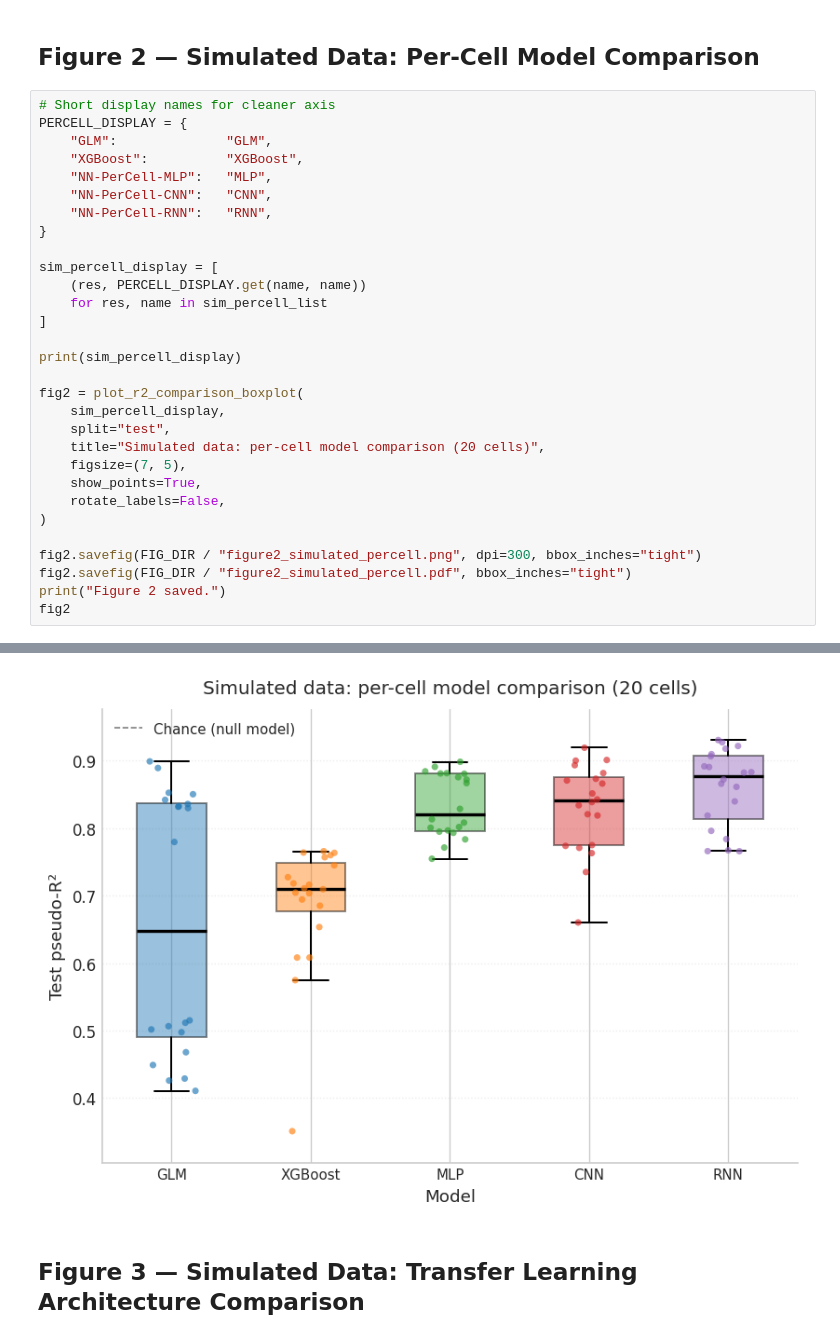
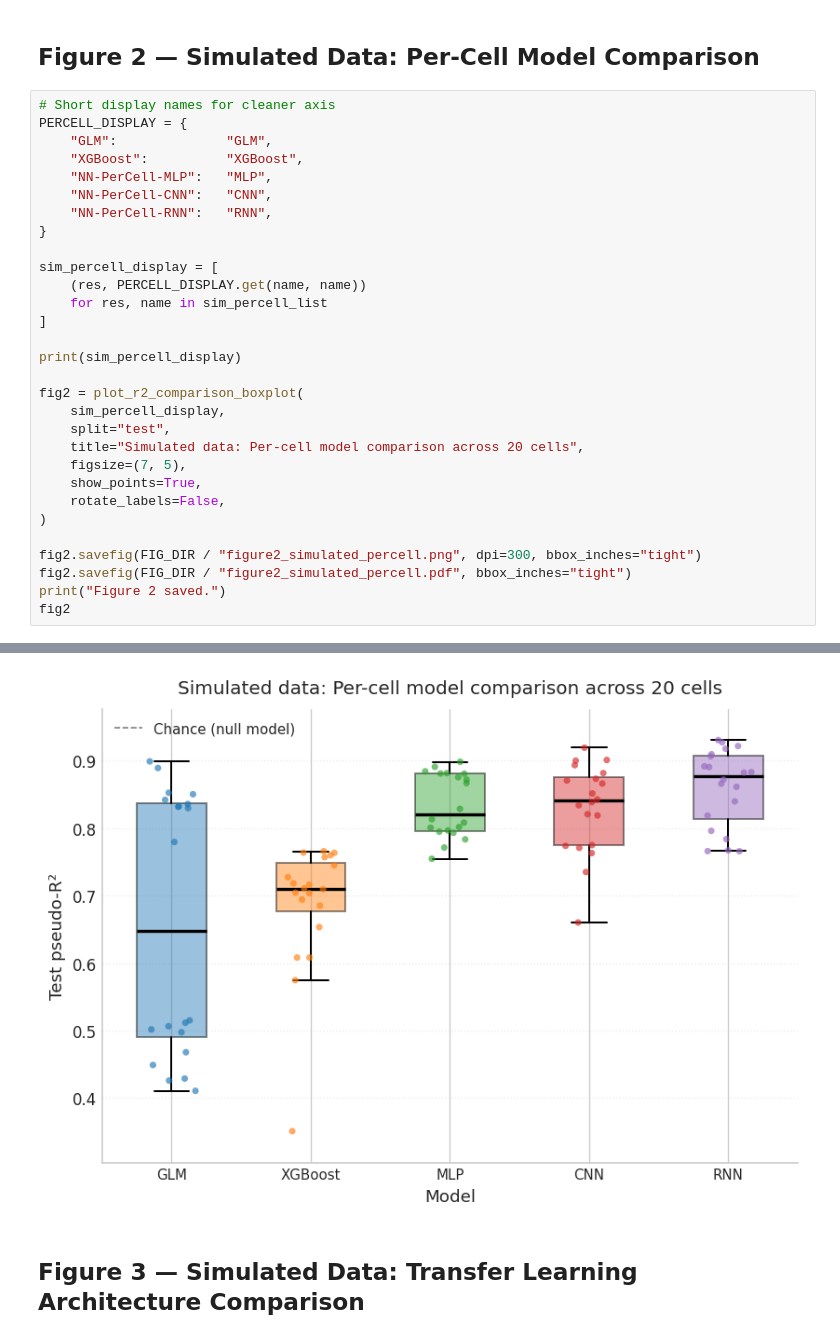
Before and after one commit to shtem/BIOL61230_poisson_neural_net, a Jupyter notebook: notebooks/results_figures.ipynb, the cells around one changed output, grey strips where cells are left out. Cells and saved outputs as stored; diff of their text form.

```diff
--- a/notebooks/results_figures.ipynb
+++ b/notebooks/results_figures.ipynb
@@ -214,35 +214,35 @@ print(sim_percell_display)
 fig2 = plot_r2_comparison_boxplot(
     sim_percell_display,
     split="test",
-    title="Simulated data: per-cell model comparison (20 cells)",
+    title="Simulated data: Per-cell model comparison across 20 cells",
     figsize=(7, 5),
     show_points=True,
     rotate_labels=False,
 )
 
 fig2.savefig(FIG_DIR / "figure2_simulated_percell.png", dpi=300, bbox_inches="tight")
 fig2.savefig(FIG_DIR / "figure2_simulated_percell.pdf", bbox_inches="tight")
 print("Figure 2 saved.")
 fig2
 # %% [output]
 [({0: {'model': PoissonRegressor(alpha=0.1, max_iter=2000), 'scaler': None, 'train': {'pseudo_r2': 0.43148338417201193, 'log_likelihood': 11061.932737154246, 'deviance': 6.741776530354459}, 'val': {'p ...
        1.20592548]), 'y_pred_val': array([ 1.53522176,  5.7812483 , 10.86301276,  5.92937545,  4.35290133,
         4.2641573 , 53.27401329,  9.53100468,  1.92888396,  3.00871362,
         1.02677984,  0.98498107,  3.71861433,  6.09891781, 11.14253543,
         8.7427029 ,  1.57292826,  1.05846033,  7.83427737,  9.06548105,
         1.18869993,  4.88043793,  0.16730551, 17.41336282, 17.05329712,
         1.32709304,  1.66781951,  1.3262201 ,  1.27673636,  1.95427078,
         2.01790914, 21.93630401,  0.65568598,  2.91125097,  2.2466824 ,
         1.46118858,  1.80105683,  3.81380024,  2.95163198,  2.59272987,
        11.35692238,  0.52611475,  3.49551773,  0.4899924 ,  1.79067223,
         2.58529009,  2.04839447,  1.58331385,  6.52257895,  1.97845264,
         0.75619657, 12.17006324,  2.82559198,  5.49196593,  1.33152508,
 ... (5337 lines left out)
        2.25301401e-06, 1.67234910e+00, 3.07754597e-05, 2.04189191e-04,
        1.35352943e-02, 1.12040980e-05, 1.05682178e-03, 2.92494712e-02,
        7.36848300e-04, 3.71291599e-02, 8.08530210e-04, 5.65207832e-03,
        4.34787396e-05, 9.90445384e-07, 9.93642735e
-[figure, old version]
+[figure, new version]
 # %% [markdown]
 ## Figure 3 — Simulated Data: Transfer Learning Architecture Comparison
 # %%
```
Also changed, not shown: parts of 4 cells of this notebook, 8 other files.
